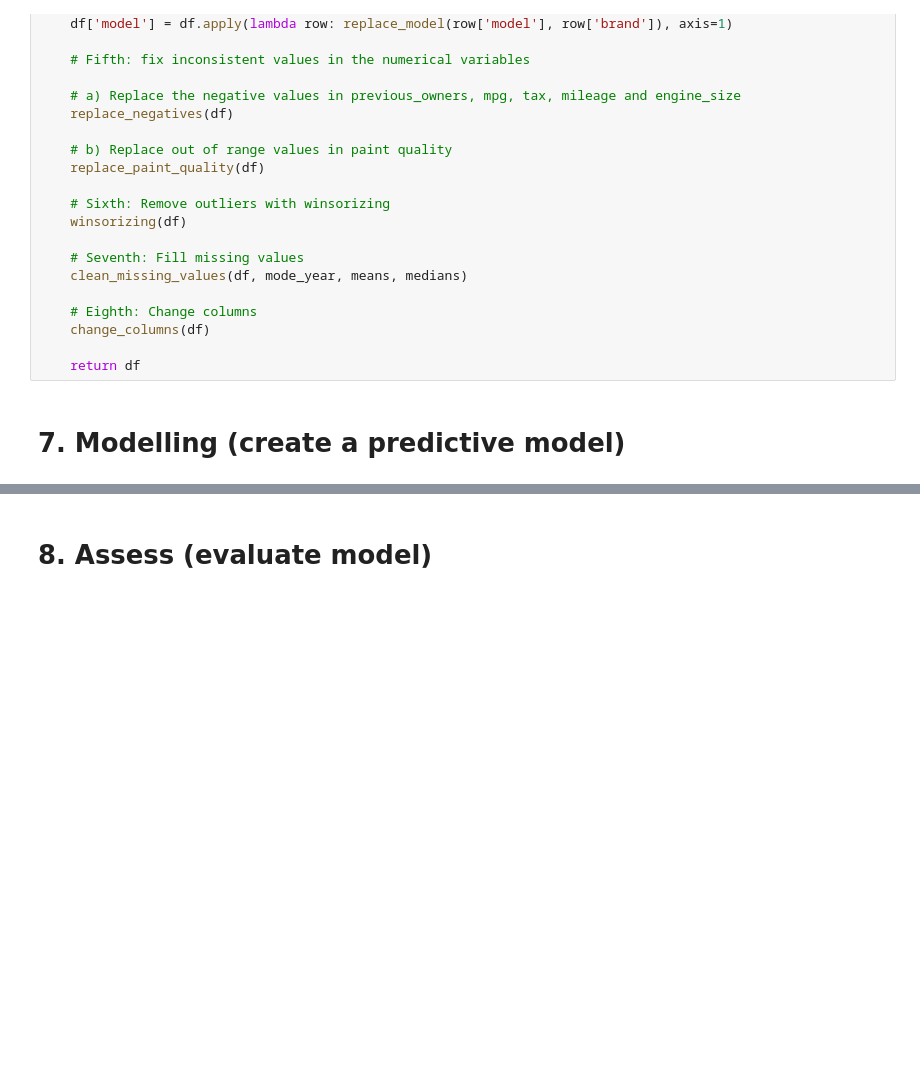
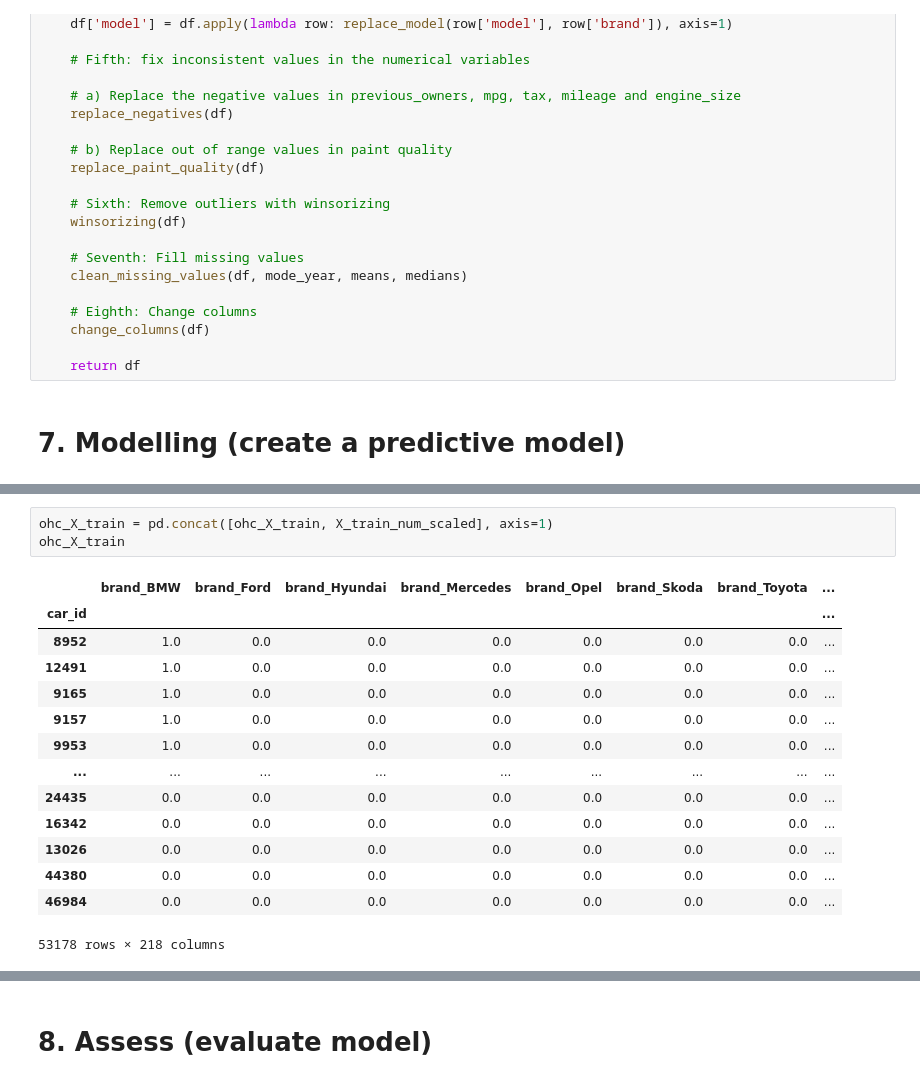
Before and after one commit to TheFriendlyTwin/Group14-Cars4You-Project, a Jupyter notebook: todo_28.10.ipynb, the cells around one changed output, grey strips where cells are left out. Cells and saved outputs as stored; diff of their text form; blank space fills up the shorter version.

```diff
--- a/todo_28.10.ipynb
+++ b/todo_28.10.ipynb
@@ -1757,0 +1717,18 @@ def clean_set(df, mode_year, means, medians):
+# %%
+ohc_X_train = pd.concat([ohc_X_train, X_train_num_scaled], axis=1)
+ohc_X_train
+# %% [output]
+|  | brand_BMW | brand_Ford | brand_Hyundai | brand_Mercedes | brand_Opel | brand_Skoda | brand_Toyota | ... |
+| car_id |  |  |  |  |  |  |  | ... |
+| 8952 | 1.0 | 0.0 | 0.0 | 0.0 | 0.0 | 0.0 | 0.0 | ... |
+| 12491 | 1.0 | 0.0 | 0.0 | 0.0 | 0.0 | 0.0 | 0.0 | ... |
+| 9165 | 1.0 | 0.0 | 0.0 | 0.0 | 0.0 | 0.0 | 0.0 | ... |
+| 9157 | 1.0 | 0.0 | 0.0 | 0.0 | 0.0 | 0.0 | 0.0 | ... |
+| 9953 | 1.0 | 0.0 | 0.0 | 0.0 | 0.0 | 0.0 | 0.0 | ... |
+| ... | ... | ... | ... | ... | ... | ... | ... | ... |
+| 24435 | 0.0 | 0.0 | 0.0 | 0.0 | 0.0 | 0.0 | 0.0 | ... |
+| 16342 | 0.0 | 0.0 | 0.0 | 0.0 | 0.0 | 0.0 | 0.0 | ... |
+| 13026 | 0.0 | 0.0 | 0.0 | 0.0 | 0.0 | 0.0 | 0.0 | ... |
+| 44380 | 0.0 | 0.0 | 0.0 | 0.0 | 0.0 | 0.0 | 0.0 | ... |
+| 46984 | 0.0 | 0.0 | 0.0 | 0.0 | 0.0 | 0.0 | 0.0 | ... |
+53178 rows × 218 columns
```
Also changed, not shown: parts of 37 cells of this notebook.
